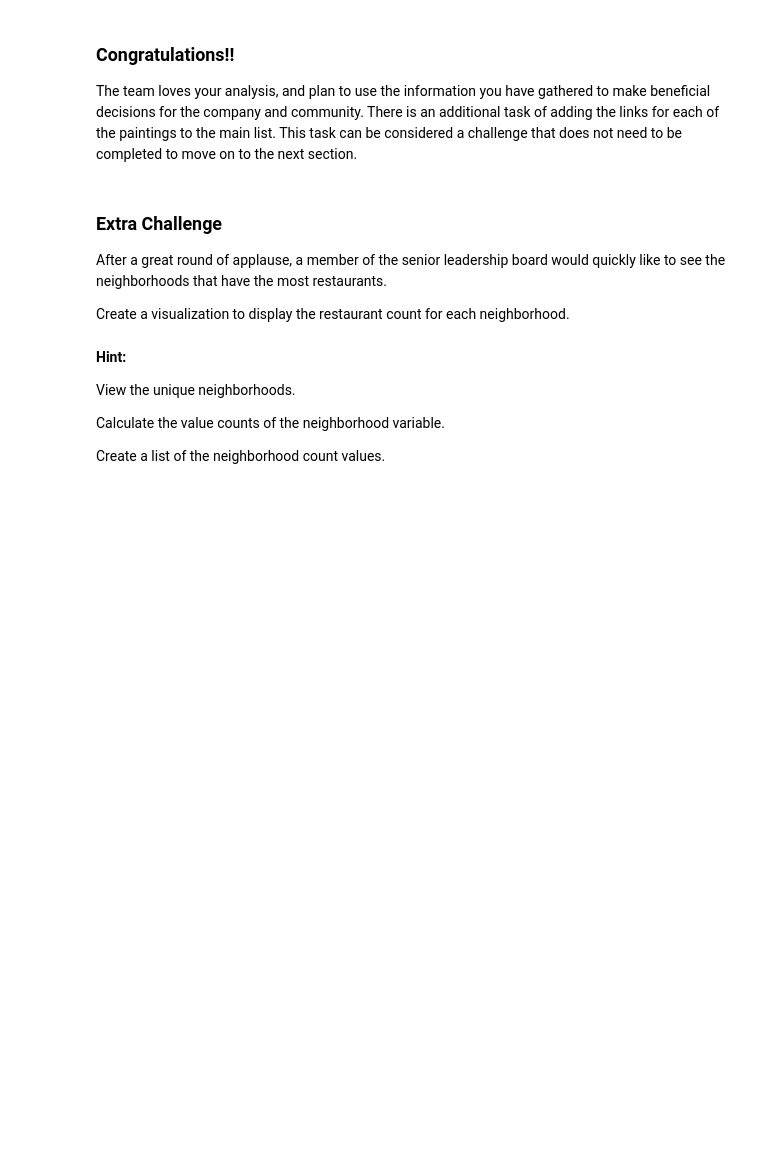
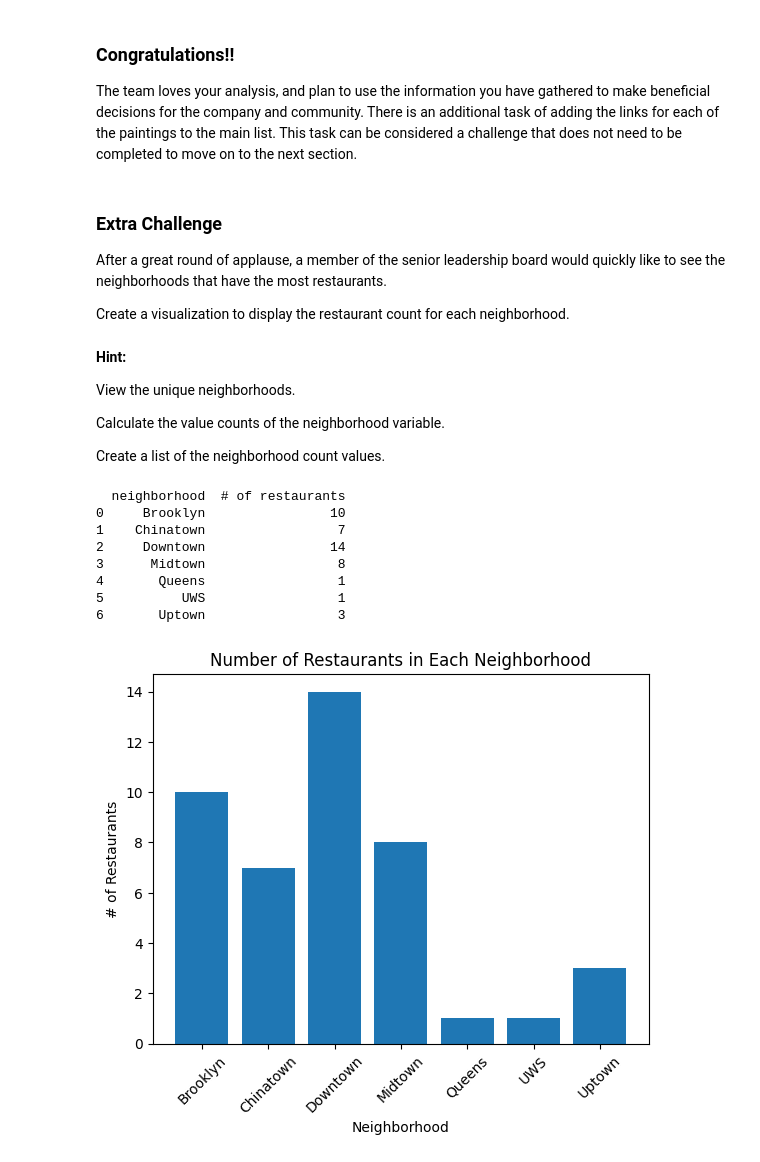
Before and after one commit to kaizshen/codecademy_data_visualizations, a Jupyter notebook: foodwheel/foodwheel_project.ipynb, the cells around one changed output. Drawn from its saved outputs; the diff is of its cells as text; code cells hidden in the pictures; blank space fills up the shorter version.

```diff
--- a/foodwheel/foodwheel_project.ipynb
+++ b/foodwheel/foodwheel_project.ipynb
@@ -169,3 +255,25 @@ View the unique neighborhoods.
 Calculate the value counts of the neighborhood variable.
 
 Create a list of the neighborhood count values.
+# %%
+rest_count = df.groupby('neighborhood')['name'].count()
+rest_count = rest_count.rename('# of restaurants')
+rest_count = rest_count.reset_index()
+print(rest_count)
+
+plt.bar(rest_count['neighborhood'], rest_count['# of restaurants'])
+plt.title('Number of Restaurants in Each Neighborhood')
+plt.xlabel('Neighborhood')
+plt.ylabel('# of Restaurants')
+plt.xticks(rotation=45)  # Rotate labels by 45 degrees
+plt.show()
+# %% [output]
+  neighborhood  # of restaurants
+0     Brooklyn                10
+1    Chinatown                 7
+2     Downtown                14
+3      Midtown                 8
+4       Queens                 1
+5          UWS                 1
+6       Uptown                 3
+[figure, added]
```
Also changed, not shown: parts of 8 cells of this notebook.
